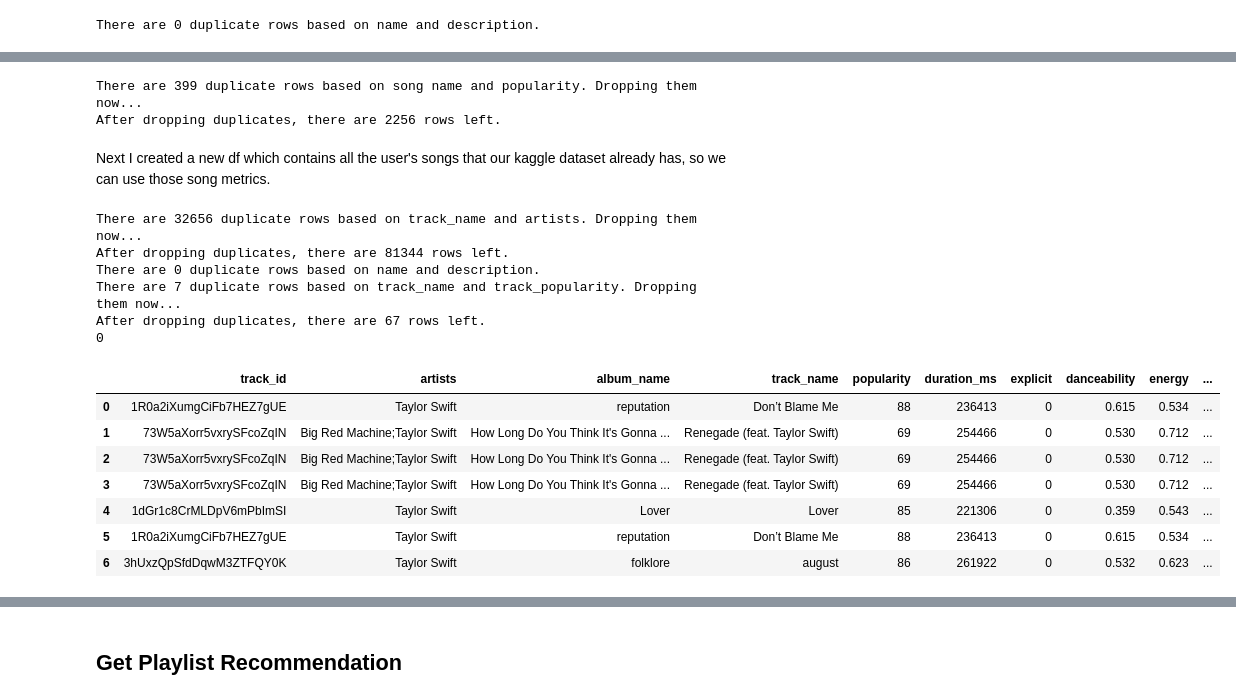
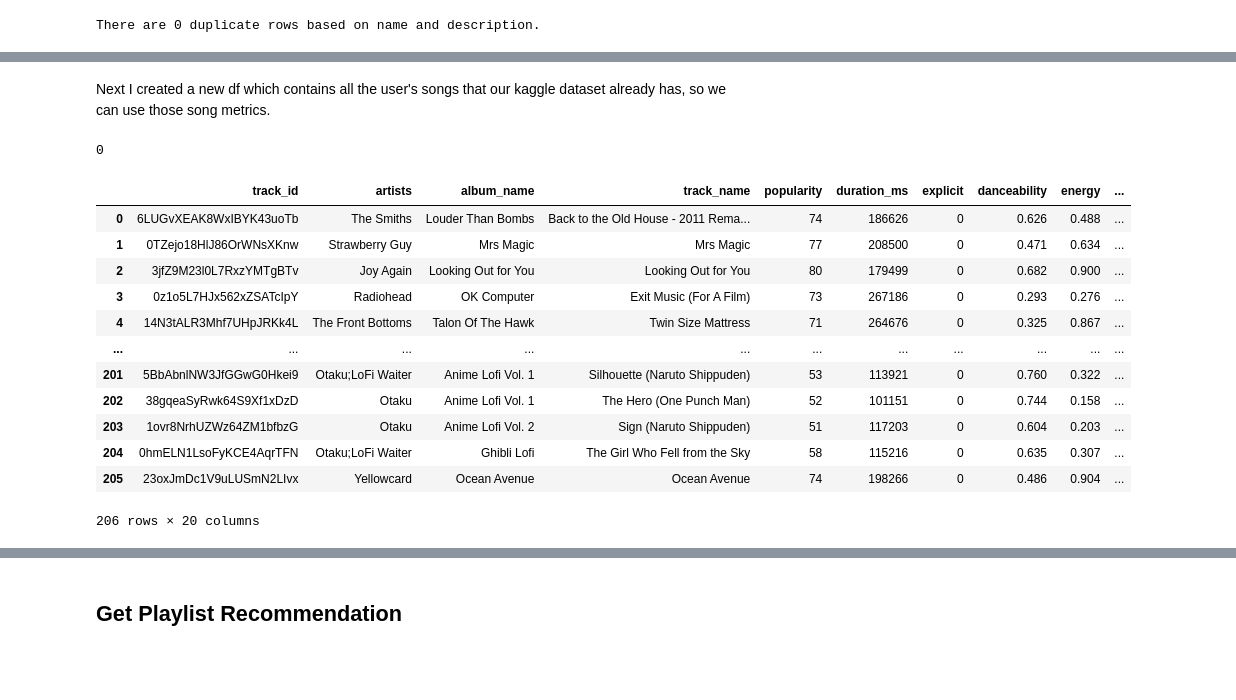
Before and after one commit to avajts/pic16b_project, a Jupyter notebook: music_rec.ipynb, the cells around one changed output, grey strips where cells are left out. Cells and saved outputs as stored; diff of their text form; code cells hidden in the pictures; blank space fills up the shorter version.

```diff
--- a/music_rec.ipynb
+++ b/music_rec.ipynb
@@ -59,7 +62,7 @@ I checked to see if there are any duplicate rows in each df, if so I removed the
 from music_rec import remove_duplicates
 #I turned it into a function
 # %%
-remove_duplicates(df_spotify_tracks, ['track_name', 'artists'])
+df_spotify_tracks = remove_duplicates(df_spotify_tracks, ['track_name', 'artists'])
 # %% [output]
 There are 32656 duplicate rows based on track_name and artists. Dropping them now...
 After dropping duplicates, there are 81344 rows left.
@@ -68,5 +71,5 @@ remove_duplicates(df_user_playlists, ['name', 'description'])
 # %% [output]
 There are 0 duplicate rows based on name and description.
 # %%
-remove_duplicates(df_user_tracks, ['track_name', 'track_popularity'])
+df_user_tracks = remove_duplicates(df_user_tracks, ['track_name', 'track_popularity'])
 # %% [output]
@@ -77,15 +77,0 @@ The next 3 cells are the original code (can be deleted since I put it in a funct
-# %%
-# Count duplicated rows based on track_name and artists
-duplicated_rows = df_spotify_tracks.duplicated(subset=['track_name', 'artists']).sum()
-
-if duplicated_rows == 0:
-    print('There are 0 duplicate rows based on song name and artist.')
-else:
-    print(f'There are {duplicated_rows} duplicate rows based on song name and artist. Dropping them now...')
-
-    # Drop duplicates based on track_name and artists, keeping the first occurrence
-    df_spotify_tracks = df_spotify_tracks.drop_duplicates(subset=['track_name', 'artists'], keep='first')
-    # Rest the index of rows
-    df_spotify_tracks = df_spotify_tracks.reset_index(drop=True)
-
-    print(f'After dropping duplicates, there are {df_spotify_tracks.shape[0]} rows left.')
@@ -112,40 +78,22 @@ There are 0 duplicate rows based on playllist name and description.
-# %%
-# Count duplicated rows based on track_name and artists
-duplicated_rows = df_user_tracks.duplicated(subset=['track_name', 'track_popularity']).sum()
-
-if duplicated_rows == 0:
-    print('There are 0 duplicate rows based on song name and popularity.')
-else:
-    print(f'There are {duplicated_rows} duplicate rows based on song name and popularity. Dropping them now...')
-
-    # Drop duplicates based on track_name and artists, keeping the first occurrence
-    df_user_tracks = df_user_tracks.drop_duplicates(subset=['track_name', 'track_popularity'], keep='first')
-    # Rest the index of rows
-    df_user_tracks = df_user_tracks.reset_index(drop=True)
-
-    print(f'After dropping duplicates, there are {df_user_tracks.shape[0]} rows left.')
-# %% [output]
-There are 399 duplicate rows based on song name and popularity. Dropping them now...
-After dropping duplicates, there are 2256 rows left.
 # %% [markdown]
 Next I created a new df which contains all the user's songs that our kaggle dataset already has, so we can use those song metrics.
 # %%
 #I turned this into a function too, and it includes remove_duplicates within it
-from music_rec import prep_user_df
-user_df = prep_user_df()
+from music_rec import prep_dfs
+user_df = prep_dfs(df_spotify_tracks, df_user_tracks)
 user_df
 # %% [output]
-There are 32656 duplicate rows based on track_name and artists. Dropping them now...
-After dropping duplicates, there are 81344 rows left.
-There are 0 duplicate rows based on name and description.
-There are 7 duplicate rows based on track_name and track_popularity. Dropping them now...
-After dropping duplicates, there are 67 rows left.
 0
 |  | track_id | artists | album_name | track_name | popularity | duration_ms | explicit | danceability | energy | ... |
-| 0 | 1R0a2iXumgCiFb7HEZ7gUE | Taylor Swift | reputation | Don’t Blame Me | 88 | 236413 | 0 | 0.615 | 0.534 | ... |
-| 1 | 73W5aXorr5vxrySFcoZqIN | Big Red Machine;Taylor Swift | How Long Do You Think It's Gonna ... | Renegade (feat. Taylor Swift) | 69 | 254466 | 0 | 0.530 | 0.712 | ... |
-| 2 | 73W5aXorr5vxrySFcoZqIN | Big Red Machine;Taylor Swift | How Long Do You Think It's Gonna ... | Renegade (feat. Taylor Swift) | 69 | 254466 | 0 | 0.530 | 0.712 | ... |
-| 3 | 73W5aXorr5vxrySFcoZqIN | Big Red Machine;Taylor Swift | How Long Do You Think It's Gonna ... | Renegade (feat. Taylor Swift) | 69 | 254466 | 0 | 0.530 | 0.712 | ... |
-| 4 | 1dGr1c8CrMLDpV6mPbImSI | Taylor Swift | Lover | Lover | 85 | 221306 | 0 | 0.359 | 0.543 | ... |
-| 5 | 1R0a2iXumgCiFb7HEZ7gUE | Taylor Swift | reputation | Don’t Blame Me | 88 | 236413 | 0 | 0.615 | 0.534 | ... |
-| 6 | 3hUxzQpSfdDqwM3ZTFQY0K | Taylor Swift | folklore | august | 86 | 261922 | 0 | 0.532 | 0.623 | ... |
+| 0 | 6LUGvXEAK8WxIBYK43uoTb | The Smiths | Louder Than Bombs | Back to the Old House - 2011 Rema... | 74 | 186626 | 0 | 0.626 | 0.488 | ... |
+| 1 | 0TZejo18HlJ86OrWNsXKnw | Strawberry Guy | Mrs Magic | Mrs Magic | 77 | 208500 | 0 | 0.471 | 0.634 | ... |
+| 2 | 3jfZ9M23l0L7RxzYMTgBTv | Joy Again | Looking Out for You | Looking Out for You | 80 | 179499 | 0 | 0.682 | 0.900 | ... |
+| 3 | 0z1o5L7HJx562xZSATcIpY | Radiohead | OK Computer | Exit Music (For A Film) | 73 | 267186 | 0 | 0.293 | 0.276 | ... |
+| 4 | 14N3tALR3Mhf7UHpJRKk4L | The Front Bottoms | Talon Of The Hawk | Twin Size Mattress | 71 | 264676 | 0 | 0.325 | 0.867 | ... |
+| ... | ... | ... | ... | ... | ... | ... | ... | ... | ... | ... |
+| 201 | 5BbAbnlNW3JfGGwG0Hkei9 | Otaku;LoFi Waiter | Anime Lofi Vol. 1 | Silhouette (Naruto Shippuden) | 53 | 113921 | 0 | 0.760 | 0.322 | ... |
+| 202 | 38gqeaSyRwk64S9Xf1xDzD | Otaku | Anime Lofi Vol. 1 | The Hero (One Punch Man) | 52 | 101151 | 0 | 0.744 | 0.158 | ... |
+| 203 | 1ovr8NrhUZWz64ZM1bfbzG | Otaku | Anime Lofi Vol. 2 | Sign (Naruto Shippuden) | 51 | 117203 | 0 | 0.604 | 0.203 | ... |
+| 204 | 0hmELN1LsoFyKCE4AqrTFN | Otaku;LoFi Waiter | Ghibli Lofi | The Girl Who Fell from the Sky | 58 | 115216 | 0 | 0.635 | 0.307 | ... |
+| 205 | 23oxJmDc1V9uLUSmN2LIvx | Yellowcard | Ocean Avenue | Ocean Avenue | 74 | 198266 | 0 | 0.486 | 0.904 | ... |
+206 rows × 20 columns
```
Also changed, not shown: parts of 25 cells of this notebook, 2 other files.
